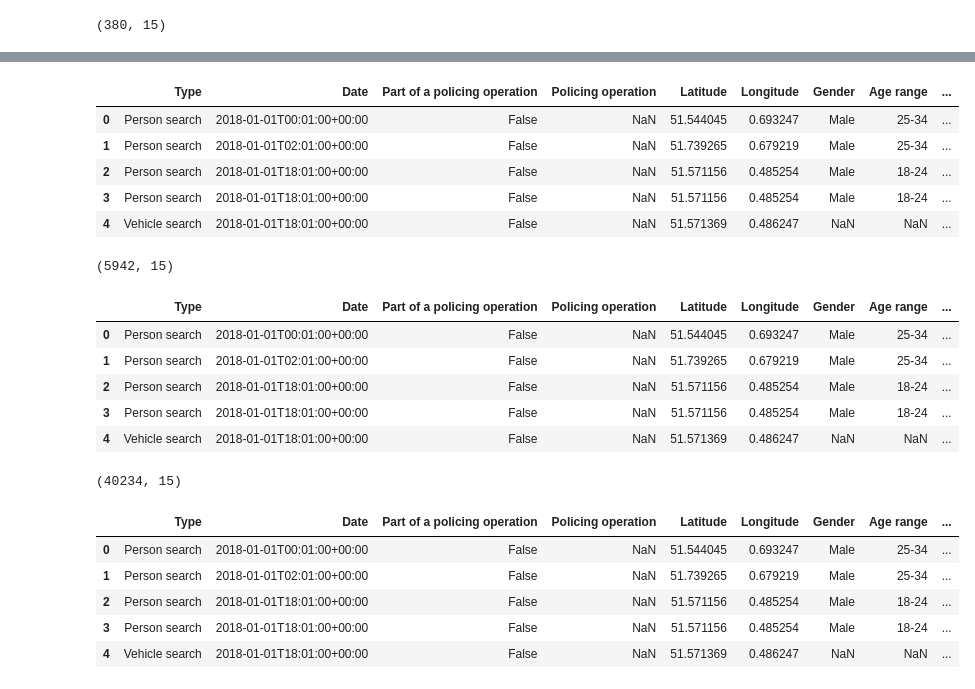
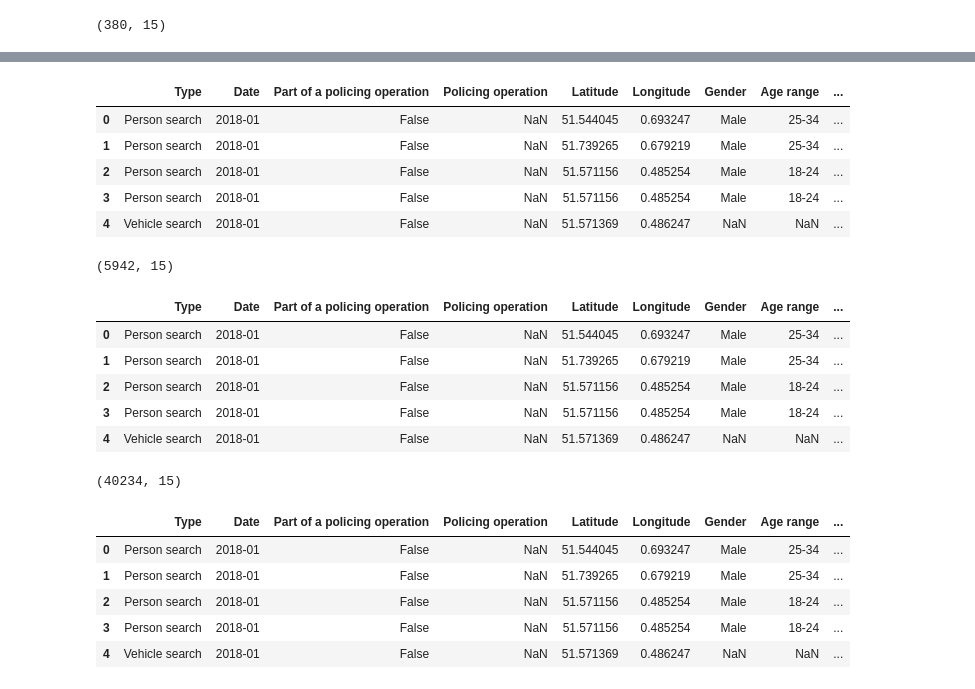
Before and after one commit to ah20776/CE888---Assignment, a Jupyter notebook: Ethnicity in UK Policing/bias.ipynb, the cells around one changed output, grey strips where cells are left out. Drawn from its saved outputs; the diff is of its cells as text; code cells hidden in the pictures.

```diff
--- a/Ethnicity in UK Policing/bias.ipynb
+++ b/Ethnicity in UK Policing/bias.ipynb
@@ -28,3 +28,6 @@ essex18_1.head()
 print (essex18_1.shape)
 # %% [output]
 (380, 15)
+# %%
+essex18_1["Date"] = "2018-01"
+essex18_1.head()
@@ -31,15 +41,26 @@ print (essex18_1.shape)
 # %%
 essex18_2 = pd.read_csv('/content/gdrive/My Drive/CE888 - Dataset/Essex 2018-20/2018-02-essex-stop-and-search.csv')
+essex18_2["Date"] = "2018-02"
 essex18_3 = pd.read_csv('/content/gdrive/My Drive/CE888 - Dataset/Essex 2018-20/2018-03-essex-stop-and-search.csv')
+essex18_3["Date"] = "2018-03"
 essex18_4 = pd.read_csv('/content/gdrive/My Drive/CE888 - Dataset/Essex 2018-20/2018-04-essex-stop-and-search.csv')
+essex18_4["Date"] = "2018-04"
 essex18_5 = pd.read_csv('/content/gdrive/My Drive/CE888 - Dataset/Essex 2018-20/2018-05-essex-stop-and-search.csv')
+essex18_5["Date"] = "2018-05"
 essex18_6 = pd.read_csv('/content/gdrive/My Drive/CE888 - Dataset/Essex 2018-20/2018-06-essex-stop-and-search.csv')
+essex18_6["Date"] = "2018-06"
 essex18_7 = pd.read_csv('/content/gdrive/My Drive/CE888 - Dataset/Essex 2018-20/2018-07-essex-stop-and-search.csv')
+essex18_7["Date"] = "2018-07"
 essex18_8 = pd.read_csv('/content/gdrive/My Drive/CE888 - Dataset/Essex 2018-20/2018-08-essex-stop-and-search.csv')
+essex18_8["Date"] = "2018-08"
 essex18_9 = pd.read_csv('/content/gdrive/My Drive/CE888 - Dataset/Essex 2018-20/2018-09-essex-stop-and-search.csv')
+essex18_9["Date"] = "2018-09"
 essex18_10 = pd.read_csv('/content/gdrive/My Drive/CE888 - Dataset/Essex 2018-20/2018-10-essex-stop-and-search.csv')
+essex18_10["Date"] = "2018-10"
 essex18_11 = pd.read_csv('/content/gdrive/My Drive/CE888 - Dataset/Essex 2018-20/2018-11-essex-stop-and-search.csv')
+essex18_11["Date"] = "2018-11"
 essex18_12 = pd.read_csv('/content/gdrive/My Drive/CE888 - Dataset/Essex 2018-20/2018-12-essex-stop-and-search.csv')
+essex18_12["Date"] = "2018-12"
 # %%
 #Essex in 2018
 
@@ -47,51 +68,75 @@ essex18 = pd.concat([essex18_1,essex18_2,essex18_3,essex18_4,essex18_5,essex18_6
 essex18.head()
 # %% [output]
 |  | Type | Date | Part of a policing operation | Policing operation | Latitude | Longitude | Gender | Age range | ... |
-| 0 | Person search | 2018-01-01T00:01:00+00:00 | False | NaN | 51.544045 | 0.693247 | Male | 25-34 | ... |
-| 1 | Person search | 2018-01-01T02:01:00+00:00 | False | NaN | 51.739265 | 0.679219 | Male | 25-34 | ... |
-| 2 | Person search | 2018-01-01T18:01:00+00:00 | False | NaN | 51.571156 | 0.485254 | Male | 18-24 | ... |
-| 3 | Person search | 2018-01-01T18:01:00+00:00 | False | NaN | 51.571156 | 0.485254 | Male | 18-24 | ... |
-| 4 | Vehicle search | 2018-01-01T18:01:00+00:00 | False | NaN | 51.571369 | 0.486247 | NaN | NaN | ... |
+| 0 | Person search | 2018-01 | False | NaN | 51.544045 | 0.693247 | Male | 25-34 | ... |
+| 1 | Person search | 2018-01 | False | NaN | 51.739265 | 0.679219 | Male | 25-34 | ... |
+| 2 | Person search | 2018-01 | False | NaN | 51.571156 | 0.485254 | Male | 18-24 | ... |
+| 3 | Person search | 2018-01 | False | NaN | 51.571156 | 0.485254 | Male | 18-24 | ... |
+| 4 | Vehicle search | 2018-01 | False | NaN | 51.571369 | 0.486247 | NaN | NaN | ... |
 # %%
 print (essex18.shape)
 # %% [output]
 (5942, 15)
 # %%
 essex19_1 = pd.read_csv('/content/gdrive/My Drive/CE888 - Dataset/Essex 2018-20/2019-01-essex-stop-and-search.csv')
+essex19_1["Date"] = "2019-01"
 essex19_2 = pd.read_csv('/content/gdrive/My Drive/CE888 - Dataset/Essex 2018-20/2019-02-essex-stop-and-search.csv')
+essex19_2["Date"] = "2019-02"
 essex19_3 = pd.read_csv('/content/gdrive/My Drive/CE888 - Dataset/Essex 2018-20/2019-03-essex-stop-and-search.csv')
+essex18_3["Date"] = "2019-03"
 essex19_4 = pd.read_csv('/content/gdrive/My Drive/CE888 - Dataset/Essex 2018-20/2019-04-essex-stop-and-search.csv')
+essex19_4["Date"] = "2019-04"
 essex19_5 = pd.read_csv('/content/gdrive/My Drive/CE888 - Dataset/Essex 2018-20/2019-05-essex-stop-and-search.csv')
+essex19_5["Date"] = "2019-05"
 essex19_6 = pd.read_csv('/content/gdrive/My Drive/CE888 - Dataset/Essex 2018-20/2019-06-essex-stop-and-search.csv')
+essex19_6["Date"] = "2019-06"
 essex19_7 = pd.read_csv('/content/gdrive/My Drive/CE888 - Dataset/Essex 2018-20/2019-07-essex-stop-and-search.csv')
+essex19_7["Date"] = "2019-07"
 essex19_8 = pd.read_csv('/content/gdrive/My Drive/CE888 - Dataset/Essex 2018-20/2019-08-essex-stop-and-search.csv')
+essex19_8["Date"] = "2019-08"
 essex19_9 = pd.read_csv('/content/gdrive/My Drive/CE888 - Dataset/Essex 2018-20/2019-09-essex-stop-and-search.csv')
+essex19_9["Date"] = "2019-09"
 essex19_10 = pd.read_csv('/content/gdrive/My Drive/CE888 - Dataset/Essex 2018-20/2019-10-essex-stop-and-search.csv')
+essex19_10["Date"] = "2019-10"
 essex19_11 = pd.read_csv('/content/gdrive/My Drive/CE888 - Dataset/Essex 2018-20/2019-11-essex-stop-and-search.csv')
+essex19_11["Date"] = "2019-11"
 essex19_12 = pd.read_csv('/content/gdrive/My Drive/CE888 - Dataset/Essex 2018-20/2019-12-essex-stop-and-search.csv')
+essex19_12["Date"] = "2019-12"
 essex20_1 = pd.read_csv('/content/gdrive/My Drive/CE888 - Dataset/Essex 2018-20/2019-01-essex-stop-and-search.csv')
+essex20_1["Date"] = "2020-01"
 essex20_2 = pd.read_csv('/content/gdrive/My Drive/CE888 - Dataset/Essex 2018-20/2019-02-essex-stop-and-search.csv')
+essex20_2["Date"] = "2020-02"
 essex20_3 = pd.read_csv('/content/gdrive/My Drive/CE888 - Dataset/Essex 2018-20/2019-03-essex-stop-and-search.csv')
+essex20_3["Date"] = "2020-03"
 essex20_4 = pd.read_csv('/content/gdrive/My Drive/CE888 - Dataset/Essex 2018-20/2019-04-essex-stop-and-search.csv')
+essex20_4["Date"] = "2020-04"
 essex20_5 = pd.read_csv('/content/gdrive/My Drive/CE888 - Dataset/Essex 2018-20/2019-05-essex-stop-and-search.csv')
+essex20_5["Date"] = "2020-05"
 essex20_6 = pd.read_csv('/content/gdrive/My Drive/CE888 - Dataset/Essex 2018-20/2019-06-essex-stop-and-search.csv')
+essex20_6["Date"] = "2020-06"
 essex20_7 = pd.read_csv('/content/gdrive/My Drive/CE888 - Dataset/Essex 2018-20/2019-07-essex-stop-and-search.csv')
+essex20_7["Date"] = "2020-07"
 essex20_8 = pd.read_csv('/content/gdrive/My Drive/CE888 - Dataset/Essex 2018-20/2019-08-essex-stop-and-search.csv')
+essex20_8["Date"] = "2020-08"
 essex20_9 = pd.read_csv('/content/gdrive/My Drive/CE888 - Dataset/Essex 2018-20/2019-09-essex-stop-and-search.csv')
+essex20_9["Date"] = "2020-09"
 essex20_10 = pd.read_csv('/content/gdrive/My Drive/CE888 - Dataset/Essex 2018-20/2019-10-essex-stop-and-search.csv')
+essex20_10["Date"] = "2020-10"
 essex20_11 = pd.read_csv('/content/gdrive/My Drive/CE888 - Dataset/Essex 2018-20/2019-11-essex-stop-and-search.csv')
+essex20_11["Date"] = "2020-11"
 essex20_12 = pd.read_csv('/content/gdrive/My Drive/CE888 - Dataset/Essex 2018-20/2019-12-essex-stop-and-search.csv')
+essex20_12["Date"] = "2020-12"
 essex19 = pd.concat([essex19_1,essex19_2,essex19_3,essex19_4,essex19_5,essex19_6,essex19_7,essex19_8,essex19_9,essex19_10,essex19_11,essex19_12])
 essex20 = pd.concat([essex20_1,essex20_2,essex20_3,essex20_4,essex20_5,essex20_6,essex20_7,essex20_8,essex20_9,essex20_10,essex20_11,essex20_12])
 essex = pd.concat([essex18,essex19,essex20])
 essex.head()
 # %% [output]
 |  | Type | Date | Part of a policing operation | Policing operation | Latitude | Longitude | Gender | Age range | ... |
-| 0 | Person search | 2018-01-01T00:01:00+00:00 | False | NaN | 51.544045 | 0.693247 | Male | 25-34 | ... |
-| 1 | Person search | 2018-01-01T02:01:00+00:00 | False | NaN | 51.739265 | 0.679219 | Male | 25-34 | ... |
-| 2 | Person search | 2018-01-01T18:01:00+00:00 | False | NaN | 51.571156 | 0.485254 | Male | 18-24 | ... |
-| 3 | Person search | 2018-01-01T18:01:00+00:00 | False | NaN | 51.571156 | 0.485254 | Male | 18-24 | ... |
-| 4 | Vehicle search | 2018-01-01T18:01:00+00:00 | False | NaN | 51.571369 | 0.486247 | NaN | NaN | ... |
+| 0 | Person search | 2018-01 | False | NaN | 51.544045 | 0.693247 | Male | 25-34 | ... |
+| 1 | Person search | 2018-01 | False | NaN | 51.739265 | 0.679219 | Male | 25-34 | ... |
+| 2 | Person search | 2018-01 | False | NaN | 51.571156 | 0.485254 | Male | 18-24 | ... |
+| 3 | Person search | 2018-01 | False | NaN | 51.571156 | 0.485254 | Male | 18-24 | ... |
+| 4 | Vehicle search | 2018-01 | False | NaN | 51.571369 | 0.486247 | NaN | NaN | ... |
 # %%
 print (essex.shape)
 # %% [output]
@@ -100,10 +145,12 @@ print (essex.shape)
 #adding column for city
 essex["City"] = "Essex"
 essex.head()
+
+#ESSEX DATA
 # %% [output]
 |  | Type | Date | Part of a policing operation | Policing operation | Latitude | Longitude | Gender | Age range | ... |
-| 0 | Person search | 2018-01-01T00:01:00+00:00 | False | NaN | 51.544045 | 0.693247 | Male | 25-34 | ... |
-| 1 | Person search | 2018-01-01T02:01:00+00:00 | False | NaN | 51.739265 | 0.679219 | Male | 25-34 | ... |
-| 2 | Person search | 2018-01-01T18:01:00+00:00 | False | NaN | 51.571156 | 0.485254 | Male | 18-24 | ... |
-| 3 | Person search | 2018-01-01T18:01:00+00:00 | False | NaN | 51.571156 | 0.485254 | Male | 18-24 | ... |
-| 4 | Vehicle search | 2018-01-01T18:01:00+00:00 | False | NaN | 51.571369 | 0.486247 | NaN | NaN | ... |
+| 0 | Person search | 2018-01 | False | NaN | 51.544045 | 0.693247 | Male | 25-34 | ... |
+| 1 | Person search | 2018-01 | False | NaN | 51.739265 | 0.679219 | Male | 25-34 | ... |
+| 2 | Person search | 2018-01 | False | NaN | 51.571156 | 0.485254 | Male | 18-24 | ... |
+| 3 | Person search | 2018-01 | False | NaN | 51.571156 | 0.485254 | Male | 18-24 | ... |
+| 4 | Vehicle search | 2018-01 | False | NaN | 51.571369 | 0.486247 | NaN | NaN | ... |
```
Also changed, not shown: parts of 1 cell of this notebook.
